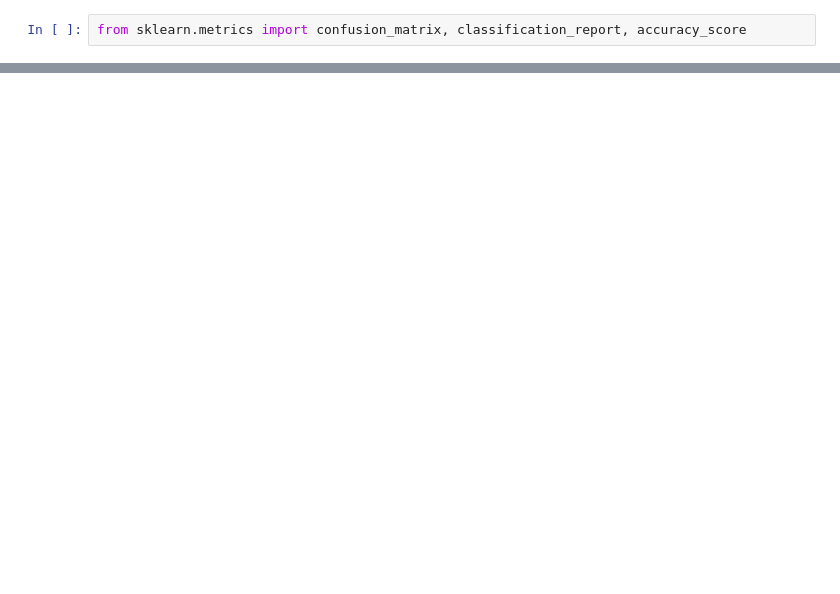
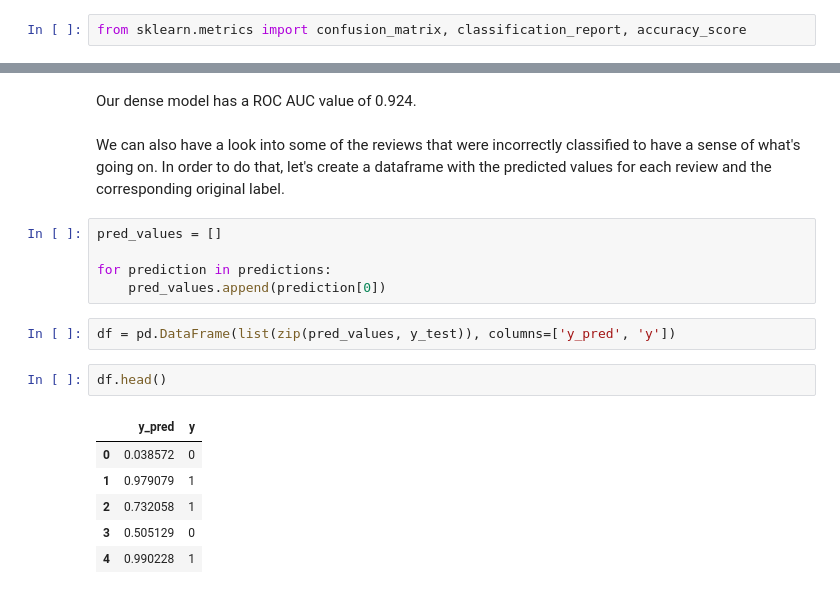
Before and after one commit to j-n-t/natural_language_processing, a Jupyter notebook: Text Classification with Neural Networks.ipynb, the cells around one changed output, grey strips where cells are left out. Cells and saved outputs as stored; diff of their text form; blank space fills up the shorter version.

```diff
--- a/Text Classification with Neural Networks.ipynb
+++ b/Text Classification with Neural Networks.ipynb
@@ -347,0 +372,20 @@ As we've seen before when we trained it, our dense model correctly classifies **
+# %% [markdown]
+Our dense model has a ROC AUC value of 0.924.
+# %% [markdown]
+We can also have a look into some of the reviews that were incorrectly classified to have a sense of what's going on. In order to do that, let's create a dataframe with the predicted values for each review and the corresponding original label.
+# %%
+pred_values = []
+
+for prediction in predictions:
+    pred_values.append(prediction[0])
+# %%
+df = pd.DataFrame(list(zip(pred_values, y_test)), columns=['y_pred', 'y'])
+# %%
+df.head()
+# %% [output]
+|  | y_pred | y |
+| 0 | 0.038572 | 0 |
+| 1 | 0.979079 | 1 |
+| 2 | 0.732058 | 1 |
+| 3 | 0.505129 | 0 |
+| 4 | 0.990228 | 1 |
```
Also changed, not shown: parts of 25 cells of this notebook.
